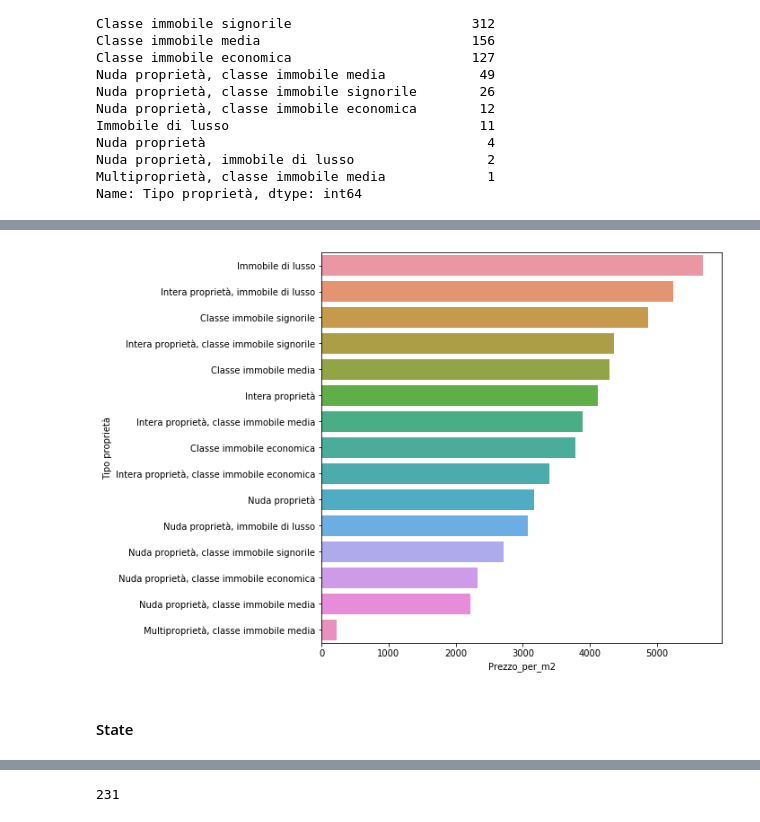
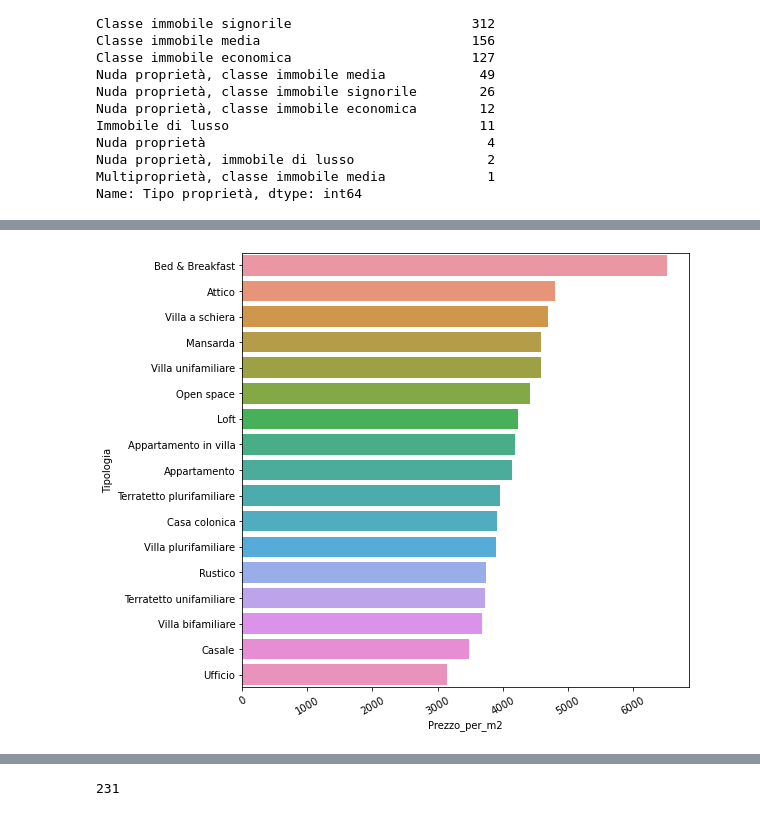
Before and after one commit to LazyEval/housing-prices-firenze, a Jupyter notebook: notebooks/1.0-LazyEval-data-cleaning.ipynb, the cells around one changed output, grey strips where cells are left out. Cells and saved outputs as stored; diff of their text form; code cells hidden in the pictures.

```diff
--- a/notebooks/1.0-LazyEval-data-cleaning.ipynb
+++ b/notebooks/1.0-LazyEval-data-cleaning.ipynb
@@ -329,3 +370,18 @@ Nuda proprietà                                    4
 Nuda proprietà, immobile di lusso                 2
 Multiproprietà, classe immobile media             1
 Name: Tipo proprietà, dtype: int64
+# %%
+df['Proprietà_I_N'] = (df['Tipo proprietà']
+                       .str.extract(r'(Intera proprietà|Nuda proprietà|Multiproprietà)', expand=False)
+                       .str.lower())
+
+mask = df['Tipo proprietà'].notnull() & df['Proprietà_I_N'].isna()
+df.loc[mask , 'Proprietà_I_N'] = df['Proprietà_I_N'].value_counts().index[0]
+# %%
+df['Tipo_proprietà'] = (df['Tipo proprietà']
+                        .str.split(',').str[-1]
+                        .str.strip()
+                        .str.lower()
+                        .str.extract('(.*immobile.*)'))
+
+df['Tipo_proprietà'].value_counts()
@@ -331,0 +415,7 @@ Name: Tipo proprietà, dtype: int64
+# %%
+mask = df['Contratto'].str.match('.*a reddito.*')
+
+df.loc[mask, 'A_reddito'] = 'sì'
+df['A_reddito'] = df['A_reddito'].fillna('no')
+# %%
+df = df.drop(columns=['Contratto'])
@@ -332,12 +445,11 @@ Name: Tipo proprietà, dtype: int64
 # %%
-gb_ordered = (df.groupby('Tipo proprietà')
+gb_ordered = (df.groupby('Tipologia')
               .agg({'Prezzo_per_m2': 'mean'})
               .sort_values('Prezzo_per_m2', ascending=False))
 
 fig = plt.figure(figsize=(8, 8))
-sns.barplot(gb_ordered['Prezzo_per_m2'], y=gb_ordered.index, ci=None)
+sns.barplot(x=gb_ordered['Prezzo_per_m2'], y=gb_ordered.index, ci=None)
+plt.xticks(rotation=30)
 plt.show()
 # %% [output]
-[figure, old version]
+[figure, new version]
-# %% [markdown]
-#### State
```
Also changed, not shown: parts of 68 cells of this notebook, 4 other files.
